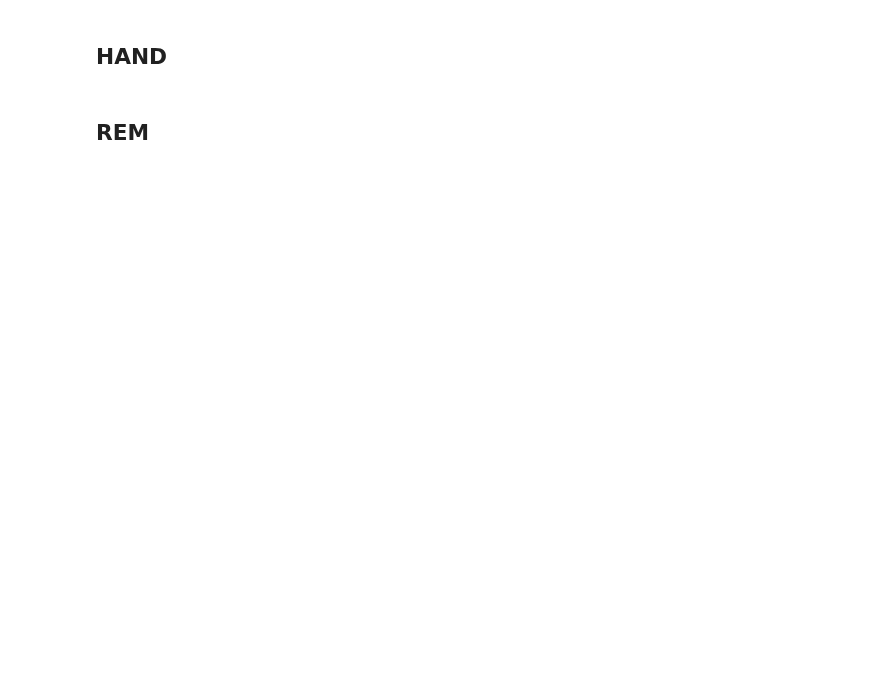
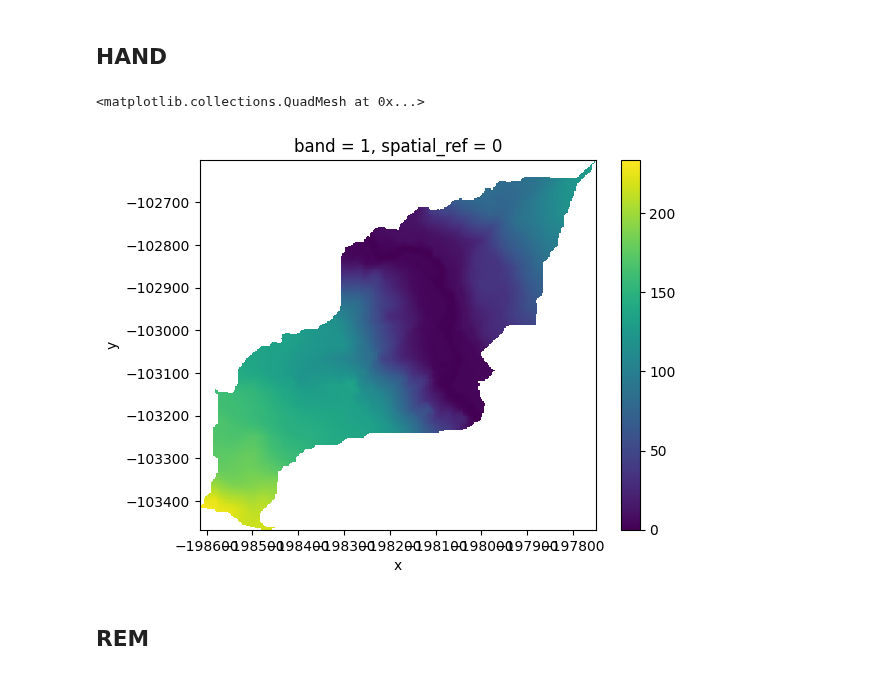
Before and after one commit to avkoehl/valleys, a Jupyter notebook: notebooks/rem_hand.ipynb, the cells around one changed output. Saved outputs shown, nothing was run; the diff lists cells and outputs as text; code cells hidden in the pictures; blank space fills up the shorter version.

```diff
--- a/notebooks/rem_hand.ipynb
+++ b/notebooks/rem_hand.ipynb
@@ -61,4 +63,24 @@ dem.plot(ax = ax)
 # %% [markdown]
 ## HAND
+# %%
+def hand_wbt(dem_raster, stream_raster):
+    # need to do the temp file dance
+    stream_raster.rio.to_raster(os.path.join(wbt.work_dir, "temp_stream.tif"))
+    dem_raster.rio.to_raster(os.path.join(wbt.work_dir, "temp_dem.tif"))
+
+    wbt.elevation_above_stream("temp_dem.tif", "temp_stream.tif", "hand.tif")
+    os.remove(os.path.join(wbt.work_dir, "temp_stream.tif"))
+    os.remove(os.path.join(wbt.work_dir, "temp_dem.tif"))
+
+    return rioxarray.open_rasterio(os.path.join(wbt.work_dir, "hand.tif"))
+
+
+hand = hand_wbt(dem, stream)
+# %%
+masked = hand.where(hand != -32768)
+masked.plot()
+# %% [output]
+<matplotlib.collections.QuadMesh at 0x...>
+[figure, added]
 # %% [markdown]
 ## REM
```
Also changed, not shown: parts of 4 cells of this notebook, 5 other files.
